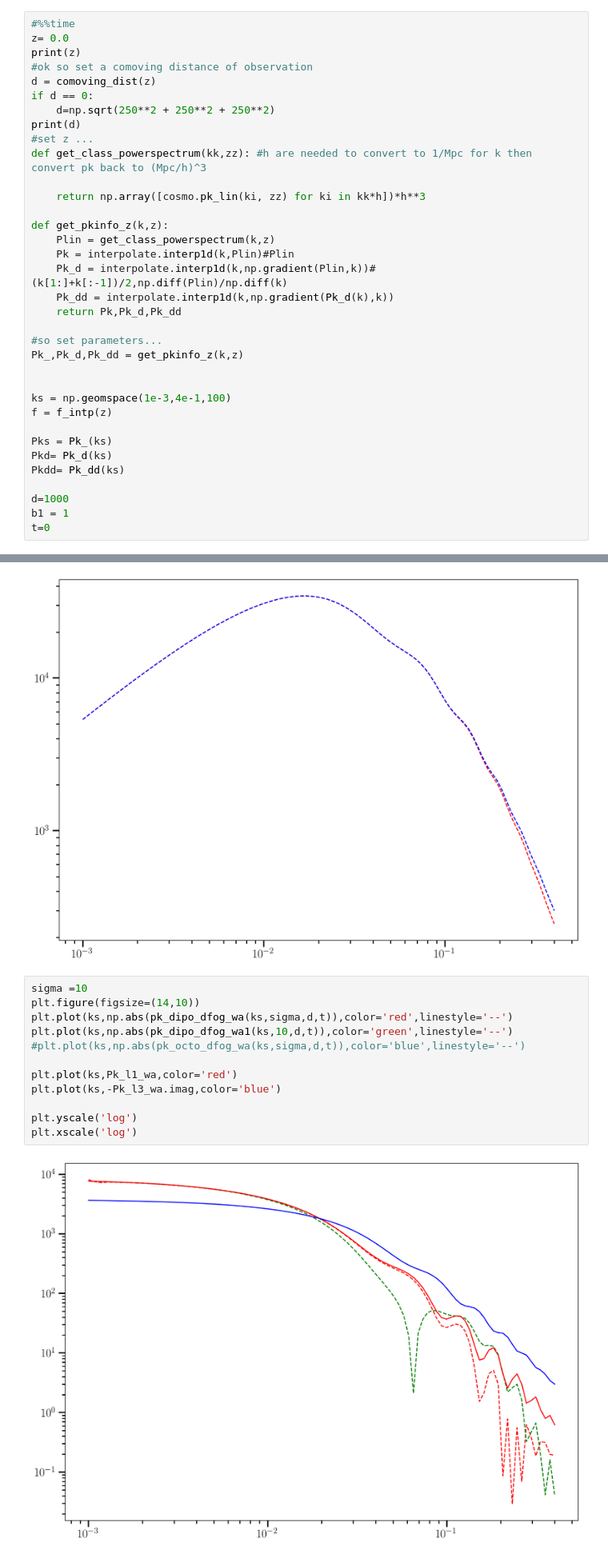
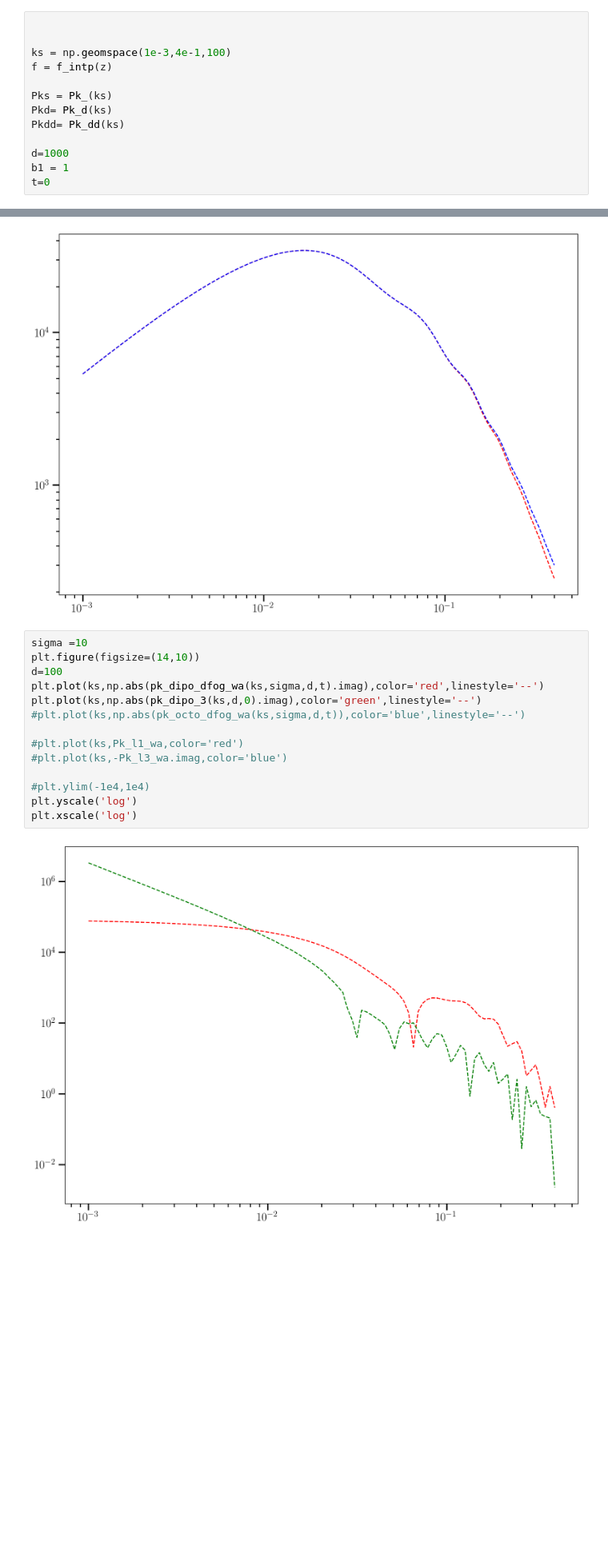
Before and after one commit to craddis1/PkBk, a Jupyter notebook: Notebooks/run_pk.ipynb, the cells around one changed output, grey strips where cells are left out. Shown at 80% size. Drawn from its saved outputs; the diff is of its cells as text; blank space fills up the shorter version.

```diff
--- a/Notebooks/run_pk.ipynb
+++ b/Notebooks/run_pk.ipynb
@@ -709,28 +728,6 @@ f_intp = interp1d(z_cl,f_cl,kind='cubic')#get f #omega_mz = Omega_m *(1+zt)**3 /
 <built-in method get_current_derived_parameters of classy.Class object at 0x...>
 dict_keys(['z', 'proper time [Gyr]', 'conf. time [Mpc]', 'H [1/Mpc]', 'comov. dist.', 'ang.diam.dist.', 'lum. dist.', 'comov.snd.hrz.', '(.)rho_g', '(.)rho_b', '(.)rho_cdm', '(.)rho_lambda', '(.)rho_u ...
 # %%
-#%%time
-z= 0.0
-print(z)
-#ok so set a comoving distance of observation
-d = comoving_dist(z)
-if d == 0:
-    d=np.sqrt(250**2 + 250**2 + 250**2)
-print(d)
-#set z ...
-def get_class_powerspectrum(kk,zz): #h are needed to convert to 1/Mpc for k then convert pk back to (Mpc/h)^3
-
-    return np.array([cosmo.pk_lin(ki, zz) for ki in kk*h])*h**3
-
-def get_pkinfo_z(k,z):
-    Plin = get_class_powerspectrum(k,z)
-    Pk = interpolate.interp1d(k,Plin)#Plin
-    Pk_d = interpolate.interp1d(k,np.gradient(Plin,k))#(k[1:]+k[:-1])/2,np.diff(Plin)/np.diff(k)
-    Pk_dd = interpolate.interp1d(k,np.gradient(Pk_d(k),k))
-    return Pk,Pk_d,Pk_dd
-
-#so set parameters...
-Pk_,Pk_d,Pk_dd = get_pkinfo_z(k,z)
 
 
 ks = np.geomspace(1e-3,4e-1,100)
@@ -915,14 +927,16 @@ plt.xscale('log')
 # %%
 sigma =10
 plt.figure(figsize=(14,10))
-plt.plot(ks,np.abs(pk_dipo_dfog_wa(ks,sigma,d,t)),color='red',linestyle='--')
-plt.plot(ks,np.abs(pk_dipo_dfog_wa1(ks,10,d,t)),color='green',linestyle='--')
+d=100
+plt.plot(ks,np.abs(pk_dipo_dfog_wa(ks,sigma,d,t).imag),color='red',linestyle='--')
+plt.plot(ks,np.abs(pk_dipo_3(ks,d,0).imag),color='green',linestyle='--')
 #plt.plot(ks,np.abs(pk_octo_dfog_wa(ks,sigma,d,t)),color='blue',linestyle='--')
 
-plt.plot(ks,Pk_l1_wa,color='red')
-plt.plot(ks,-Pk_l3_wa.imag,color='blue')
+#plt.plot(ks,Pk_l1_wa,color='red')
+#plt.plot(ks,-Pk_l3_wa.imag,color='blue')
 
+#plt.ylim(-1e4,1e4)
 plt.yscale('log')
 plt.xscale('log')
 # %% [output]
-[figure, old version]
+[figure, new version]
```
Also changed, not shown: parts of 28 cells of this notebook, 5 other files.
